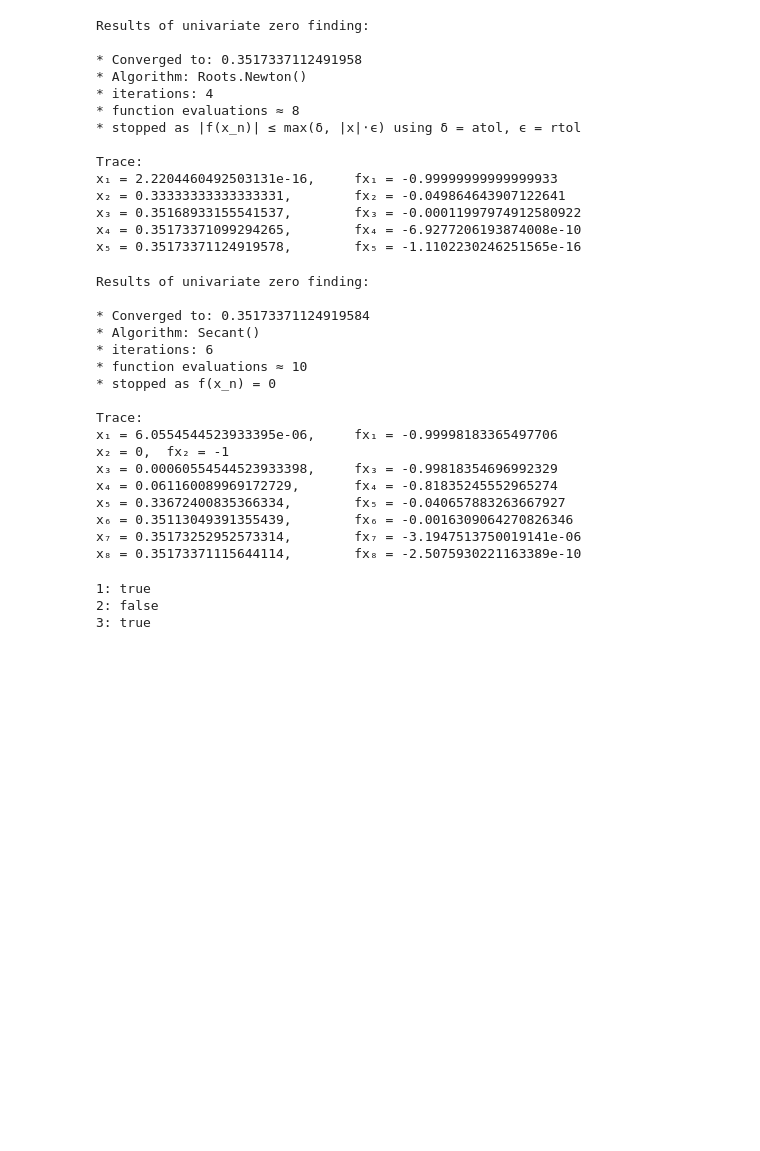
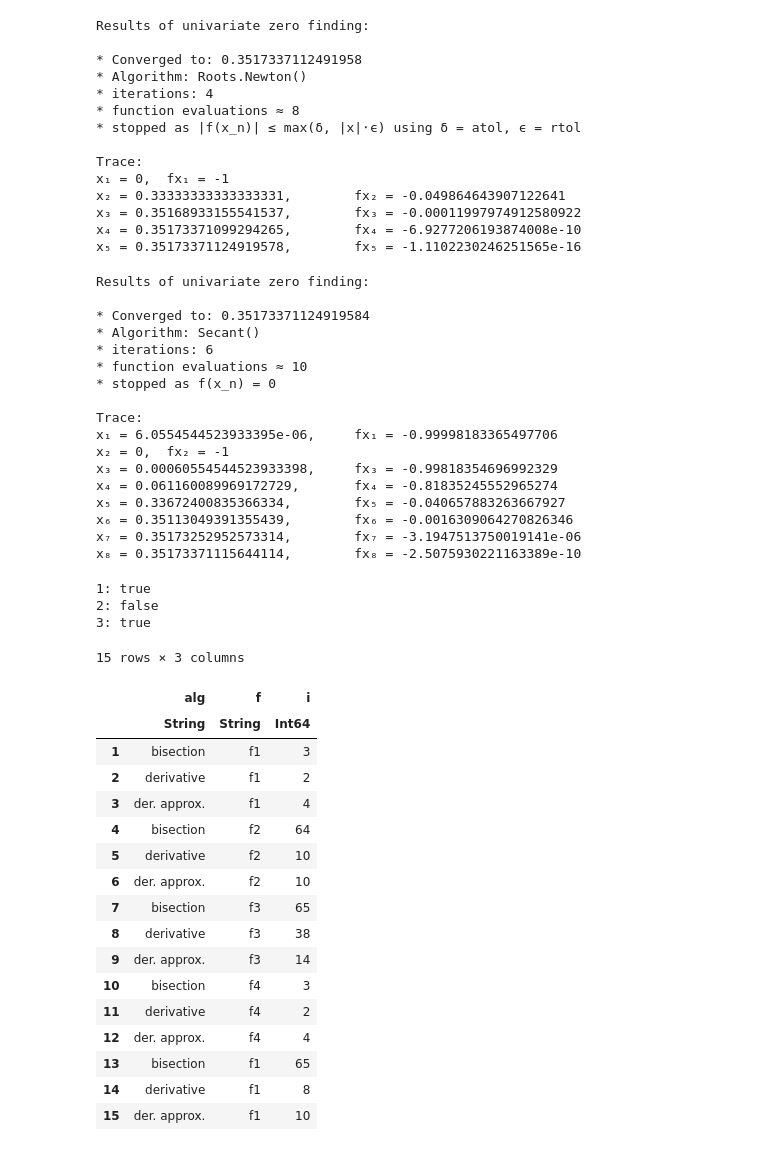
Before and after one commit to superiorshrimp/MOWNiT, a Jupyter notebook: lab8/lab8.ipynb, the cells around one changed output. Drawn from its saved outputs; the diff is of its cells as text; code cells hidden in the pictures; blank space fills up the shorter version.

```diff
--- a/lab8/lab8.ipynb
+++ b/lab8/lab8.ipynb
@@ -274,13 +342,18 @@ println(iszero(f5(x)))
 #2
 print("2: ")
 D(f5) = x -> ForwardDiff.derivative(f5, float(x))
-x = find_zero((f5, D(f5)), eps(1.0), Roots.Newton(), verbose = true)
+x = find_zero((f5, D(f5)), 0, Roots.Newton(), verbose = true)
 println(iszero(f5(x)))
 
 #3
 print("3: ")
 x = find_zero(f5, 0, verbose = true)
 println(iszero(f5(x)))
+
+#
+push!(df, ["bisection", "f5", 65])
+push!(df, ["derivative", "f5", 8])
+push!(df, ["der. approx.", "f5", 10])
 # %% [output]
 Results of univariate zero finding:
 
@@ -305,34 +378,52 @@ Results of univariate zero finding:
 * Algorithm: Roots.Newton()
 * iterations: 4
 * function evaluations ≈ 8
 * stopped as |f(x_n)| ≤ max(δ, |x|⋅ϵ) using δ = atol, ϵ = rtol
 
 Trace:
-x₁ = 2.2204460492503131e-16,     fx₁ = -0.99999999999999933
+x₁ = 0,  fx₁ = -1
 x₂ = 0.33333333333333331,        fx₂ = -0.049864643907122641
 x₃ = 0.35168933155541537,        fx₃ = -0.00011997974912580922
 x₄ = 0.35173371099294265,        fx₄ = -6.9277206193874008e-10
 x₅ = 0.35173371124919578,        fx₅ = -1.1102230246251565e-16
 Results of univariate zero finding:
 
 * Converged to: 0.35173371124919584
 * Algorithm: Secant()
 * iterations: 6
 * function evaluations ≈ 10
 * stopped as f(x_n) = 0
 
 Trace:
 x₁ = 6.0554544523933395e-06,     fx₁ = -0.99998183365497706
 x₂ = 0,  fx₂ = -1
 x₃ = 0.00060554544523933398,     fx₃ = -0.99818354696992329
 x₄ = 0.061160089969172729,       fx₄ = -0.81835245552965274
 x₅ = 0.33672400835366334,        fx₅ = -0.040657883263667927
 x₆ = 0.35113049391355439,        fx₆ = -0.0016309064270826346
 x₇ = 0.35173252952573314,        fx₇ = -3.1947513750019141e-06
 x₈ = 0.35173371115644114,        fx₈ = -2.5075930221163389e-10
 1: true
 2: false
 3: true
+15 rows × 3 columns
+|  | alg | f | i |
+|  | String | String | Int64 |
+| 1 | bisection | f1 | 3 |
+| 2 | derivative | f1 | 2 |
+| 3 | der. approx. | f1 | 4 |
+| 4 | bisection | f2 | 64 |
+| 5 | derivative | f2 | 10 |
+| 6 | der. approx. | f2 | 10 |
+| 7 | bisection | f3 | 65 |
+| 8 | derivative | f3 | 38 |
+| 9 | der. approx. | f3 | 14 |
+| 10 | bisection | f4 | 3 |
+| 11 | derivative | f4 | 2 |
+| 12 | der. approx. | f4 | 4 |
+| 13 | bisection | f1 | 65 |
+| 14 | derivative | f1 | 8 |
+| 15 | der. approx. | f1 | 10 |
 # %%
 plot(f6, -10:0.01:10)
 # %%
```
Also changed, not shown: parts of 9 cells of this notebook.
